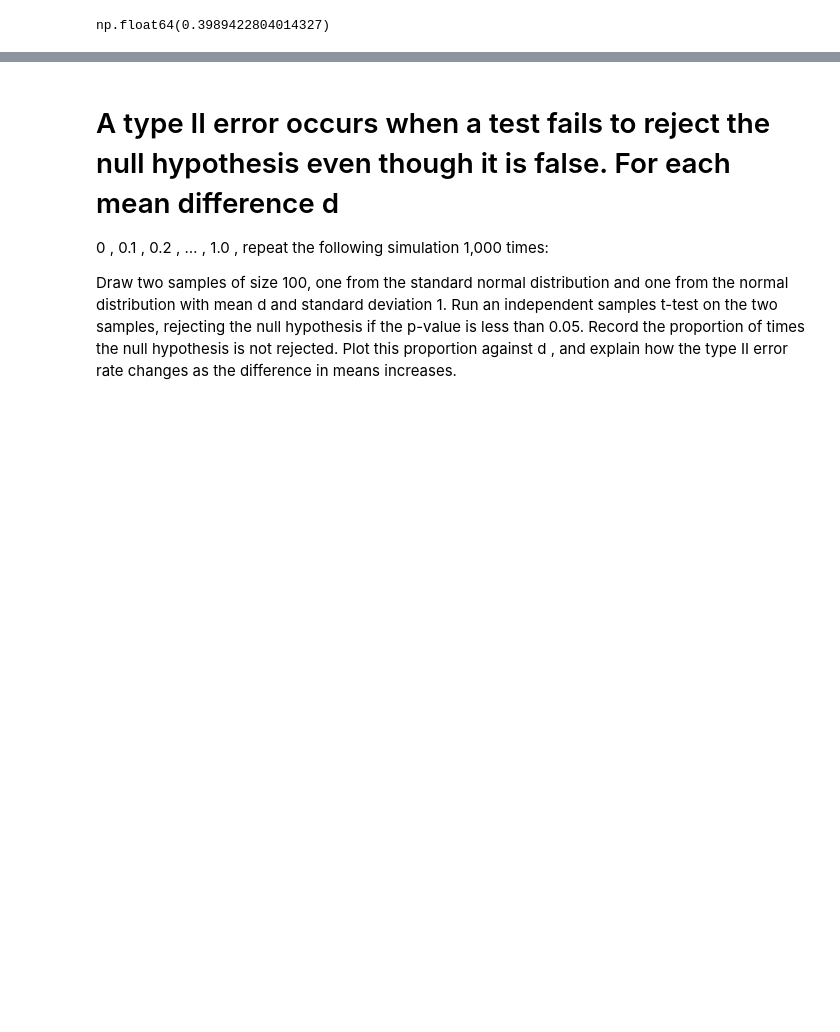
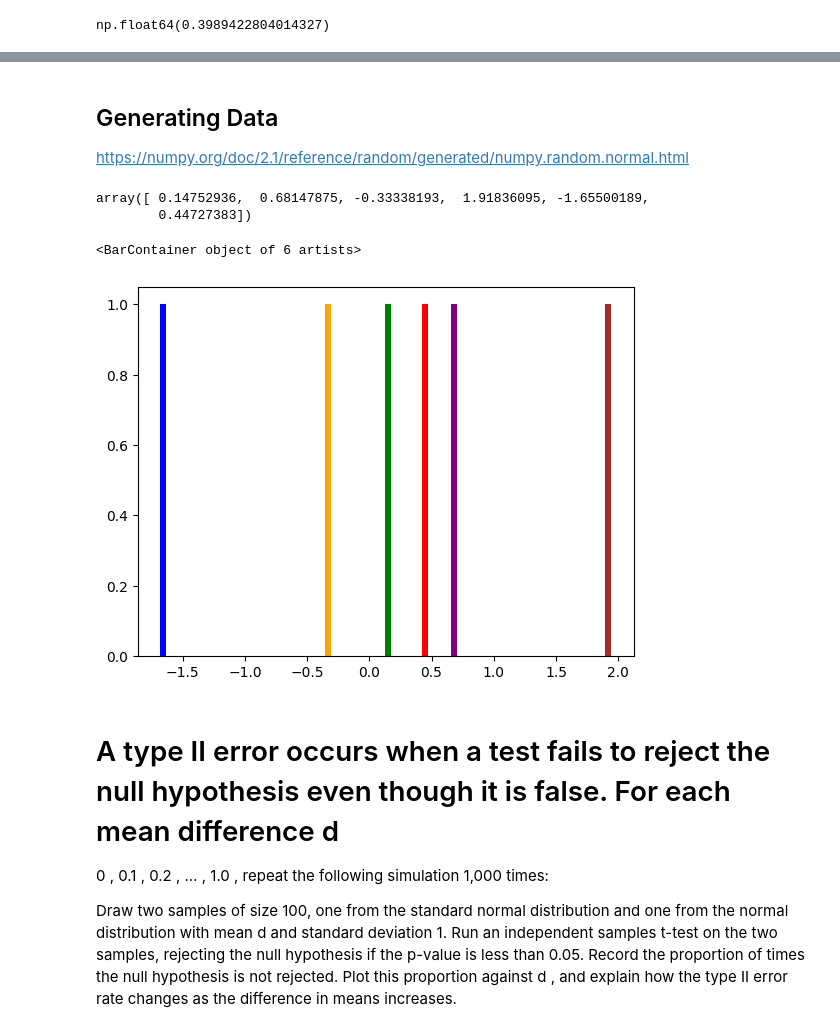
Before and after one commit to GraceMarySmyth/applied-statistics-assessment, a Jupyter notebook: problems.ipynb, the cells around one changed output, grey strips where cells are left out. Cells and saved outputs as stored; diff of their text form; code cells hidden in the pictures; blank space fills up the shorter version.

```diff
--- a/problems.ipynb
+++ b/problems.ipynb
@@ -637,3 +722,30 @@ np.float64(0.3989422804014327)
+# %% [markdown]
+## Generating Data
+
+
+https://numpy.org/doc/2.1/reference/random/generated/numpy.random.normal.html
+# %%
+# Generate a random normal sample.
+# https://numpy.org/doc/2.1/reference/random/generated/numpy.random.normal.html
+data = np.random.normal(size=6)
+
+# Show
+data
+# %% [output]
+array([ 0.14752936,  0.68147875, -0.33338193,  1.91836095, -1.65500189,
+        0.44727383])
+# %%
+# create a blank plot
+fig, ax = plt.subplots()
+
+# Count unique values and their counts
+uniques, counts = np.unique(data, return_counts=True)
+
+# Create a bar chart with colours.
+ax.bar(uniques, counts, width=0.05, color=['blue', 'orange', 'green', 'red', 'purple', 'brown'])
+# %% [output]
+<BarContainer object of 6 artists>
+[figure, added]
 # %% [markdown]
 A type II error occurs when a test fails to reject the null hypothesis even though it is false. For each mean difference
 d
```
Also changed, not shown: parts of 19 cells of this notebook, 1 other file.
